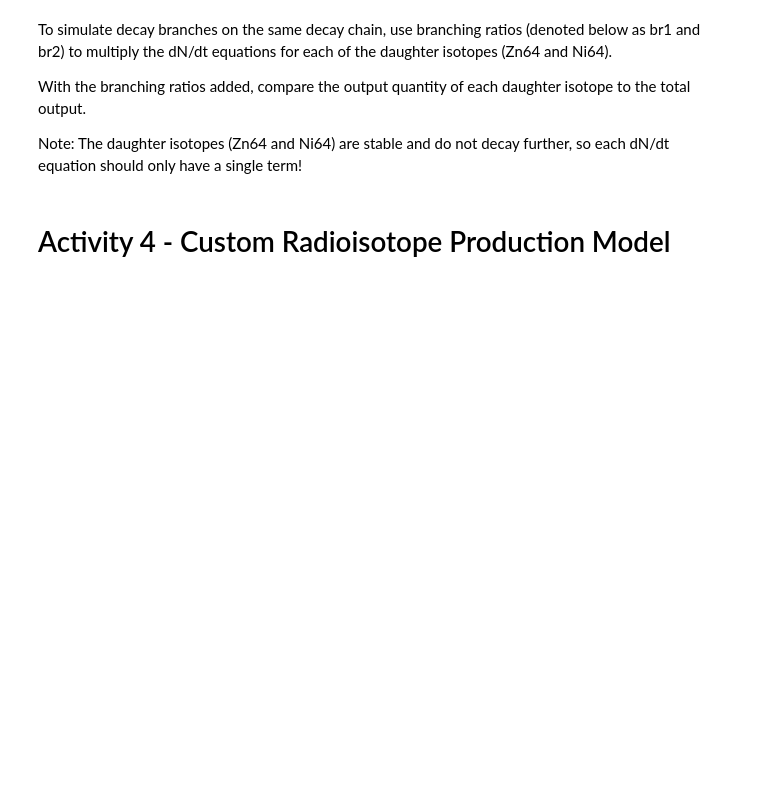
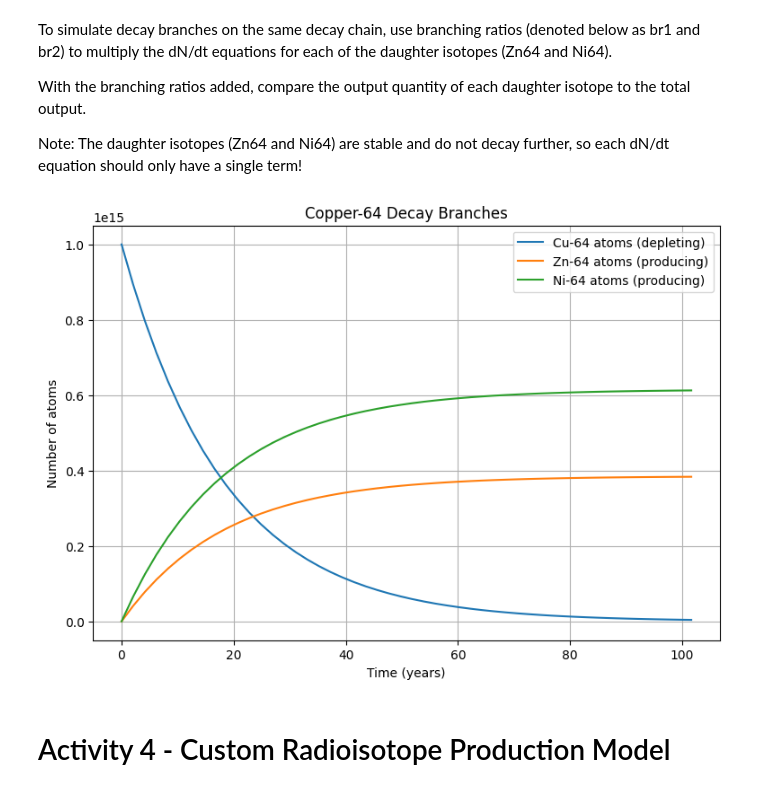
Before and after one commit to danielzhang122/radioisotope-workshop, a Jupyter notebook: Radioisotope_Production_Fundamentals.ipynb, the cells around one changed output. Cells and saved outputs as stored; diff of their text form; code cells hidden in the pictures; blank space fills up the shorter version.

```diff
--- a/Radioisotope_Production_Fundamentals.ipynb
+++ b/Radioisotope_Production_Fundamentals.ipynb
@@ -215,7 +215,7 @@ br2 = 1.0 - br1    #ratio of decay to Nickel-64
 # HINT: Make sure to convert the half life to seconds!
 # ----------------------------------------------------
 
-lambda_Cu64 =  NONE
+lambda_Cu64 =  0.693 / (half_life_Cu64 * seconds_per_hour)
 
 # ----------------------------------------------------
 # TO-DO: Solve using the branching ratios above
@@ -224,11 +224,11 @@ lambda_Cu64 =  NONE
 def dNdt(N, t):
     N_Cu64, N_Zn64, N_Ni64 = N
 
-    dN_Cu64 = NONE
+    dN_Cu64 = - lambda_Cu64 * N_Cu64
 
-    dN_Zn64 = NONE
+    dN_Zn64 = br1 * (-dN_Cu64)
 
-    dN_Ni64 = NONE
+    dN_Ni64 = br2 * (-dN_Cu64)
 
     return [dN_Cu64, dN_Zn64, dN_Ni64]
 
@@ -240,33 +240,35 @@ t_hours = np.linspace(0, 8 * half_life_Cu64)
 t_seconds = t_hours * seconds_per_hour
 
 # ----------------------------------------------------
 # Solve ODE system
 # ----------------------------------------------------
 
 initial_conditions = [N_Cu64, N_Zn64, N_Ni64]
 solution = odeint(dNdt, initial_conditions, t_seconds)
 
 Cu64_solution = solution[:, 0]
 Zn64_solution = solution[:, 1]
 Ni64_solution = solution[:, 2]
 
 # ----------------------------------------------------
 # Plot results
 # ----------------------------------------------------
 
 plt.figure(figsize=(9, 6))
 
 plt.plot(t_hours, Cu64_solution, label="Cu-64 atoms (depleting)")
 plt.plot(t_hours, Zn64_solution, label="Zn-64 atoms (producing)")
 plt.plot(t_hours, Ni64_solution, label="Ni-64 atoms (producing)")
 
 plt.xlabel("Time (years)")
 plt.ylabel("Number of atoms")
 plt.title("Copper-64 Decay Branches")
 plt.grid(True)
 plt.legend()
 
 plt.show()
+# %% [output]
+[figure, added]
 # %% [markdown]
 # Activity 4 - Custom Radioisotope Production Model
 # %% [markdown]
```
